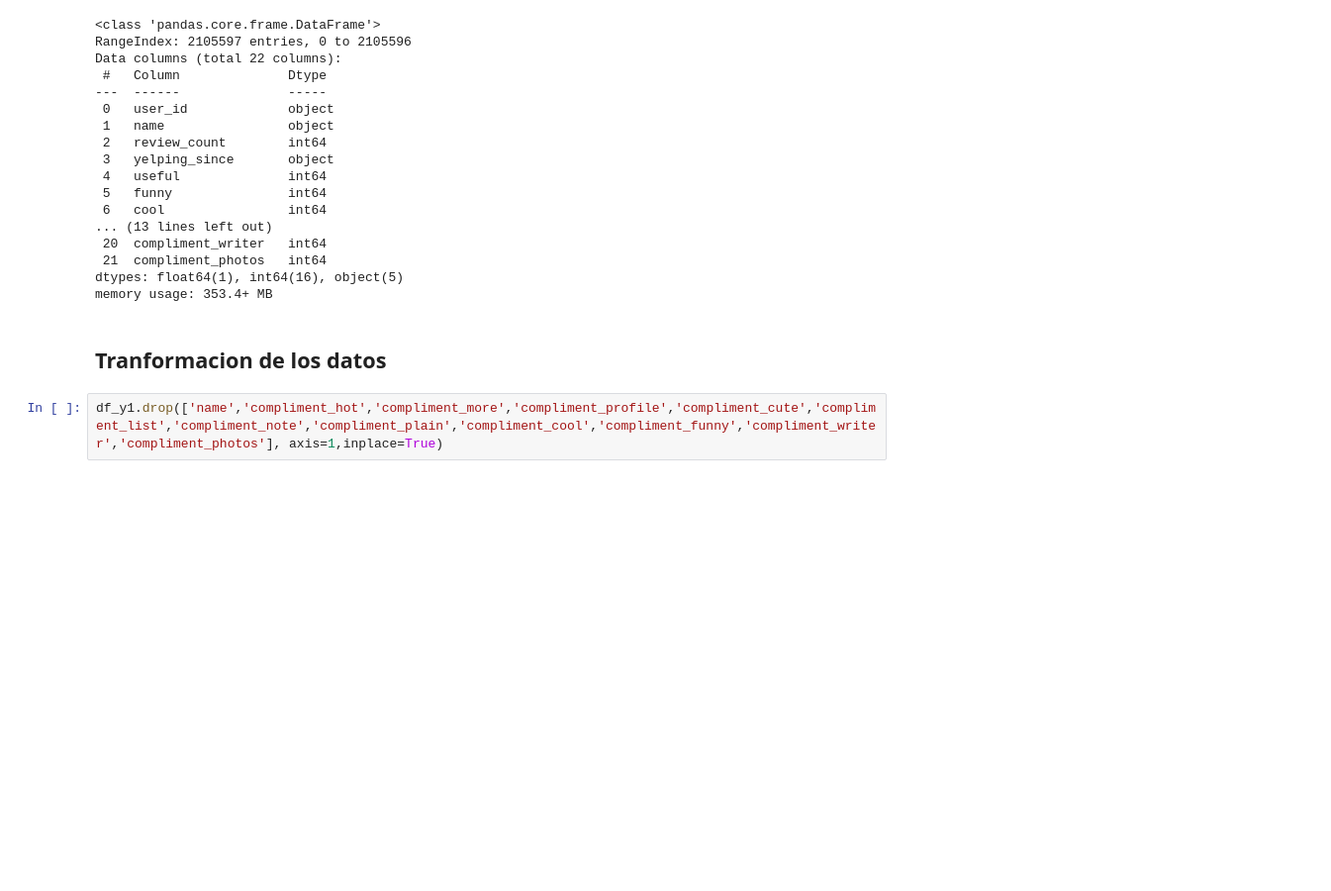
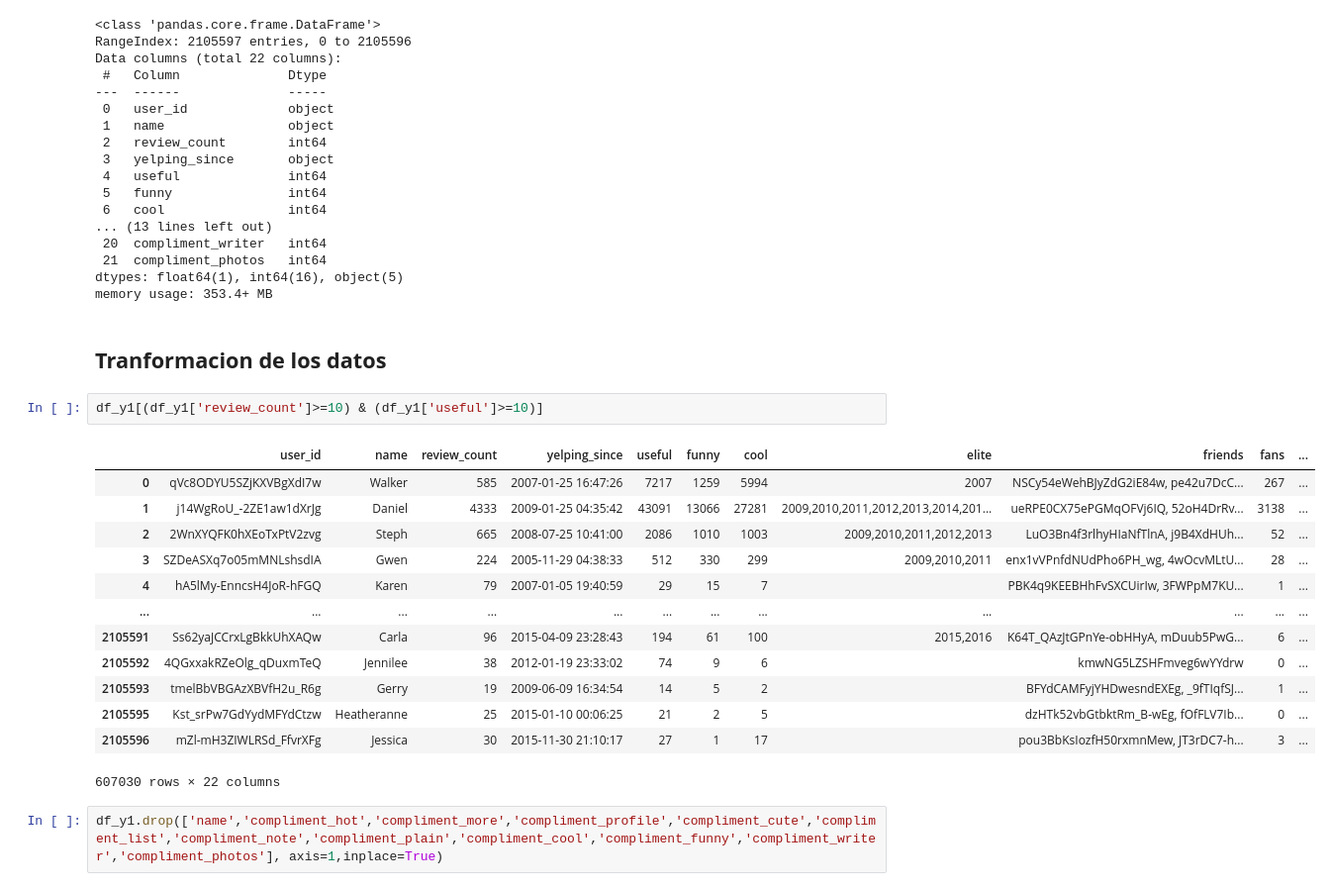
Before and after one commit to Datalogia/PG_12, a Jupyter notebook: ETL_user_Yelp.ipynb, the cells around one changed output. Shown: that part at 99% size. Drawn from its saved outputs; the diff is of its cells as text; blank space fills up the shorter version.

```diff
--- a/ETL_user_Yelp.ipynb
+++ b/ETL_user_Yelp.ipynb
@@ -41,6 +41,22 @@ dtypes: float64(1), int64(16), object(5)
 memory usage: 353.4+ MB
 # %% [markdown]
 ## **Tranformacion de los datos**
+# %%
+df_y1[(df_y1['review_count']>=10) & (df_y1['useful']>=10)]
+# %% [output]
+|  | user_id | name | review_count | yelping_since | useful | funny | cool | elite | friends | fans | ... |
+| 0 | qVc8ODYU5SZjKXVBgXdI7w | Walker | 585 | 2007-01-25 16:47:26 | 7217 | 1259 | 5994 | 2007 | NSCy54eWehBJyZdG2iE84w, pe42u7DcC... | 267 | ... |
+| 1 | j14WgRoU_-2ZE1aw1dXrJg | Daniel | 4333 | 2009-01-25 04:35:42 | 43091 | 13066 | 27281 | 2009,2010,2011,2012,2013,2014,201... | ueRPE0CX75ePGMqOFVj6IQ, 52oH4DrRv... | 3138 | ... |
+| 2 | 2WnXYQFK0hXEoTxPtV2zvg | Steph | 665 | 2008-07-25 10:41:00 | 2086 | 1010 | 1003 | 2009,2010,2011,2012,2013 | LuO3Bn4f3rlhyHIaNfTlnA, j9B4XdHUh... | 52 | ... |
+| 3 | SZDeASXq7o05mMNLshsdIA | Gwen | 224 | 2005-11-29 04:38:33 | 512 | 330 | 299 | 2009,2010,2011 | enx1vVPnfdNUdPho6PH_wg, 4wOcvMLtU... | 28 | ... |
+| 4 | hA5lMy-EnncsH4JoR-hFGQ | Karen | 79 | 2007-01-05 19:40:59 | 29 | 15 | 7 |  | PBK4q9KEEBHhFvSXCUirIw, 3FWPpM7KU... | 1 | ... |
+| ... | ... | ... | ... | ... | ... | ... | ... | ... | ... | ... | ... |
+| 2105591 | Ss62yaJCCrxLgBkkUhXAQw | Carla | 96 | 2015-04-09 23:28:43 | 194 | 61 | 100 | 2015,2016 | K64T_QAzJtGPnYe-obHHyA, mDuub5PwG... | 6 | ... |
+| 2105592 | 4QGxxakRZeOlg_qDuxmTeQ | Jennilee | 38 | 2012-01-19 23:33:02 | 74 | 9 | 6 |  | kmwNG5LZSHFmveg6wYYdrw | 0 | ... |
+| 2105593 | tmelBbVBGAzXBVfH2u_R6g | Gerry | 19 | 2009-06-09 16:34:54 | 14 | 5 | 2 |  | BFYdCAMFyjYHDwesndEXEg, _9fTIqfSJ... | 1 | ... |
+| 2105595 | Kst_srPw7GdYydMFYdCtzw | Heatheranne | 25 | 2015-01-10 00:06:25 | 21 | 2 | 5 |  | dzHTk52vbGtbktRm_B-wEg, fOfFLV7Ib... | 0 | ... |
+| 2105596 | mZl-mH3ZIWLRSd_FfvrXFg | Jessica | 30 | 2015-11-30 21:10:17 | 27 | 1 | 17 |  | pou3BbKsIozfH50rxmnMew, JT3rDC7-h... | 3 | ... |
+607030 rows × 22 columns
 # %%
 df_y1.drop(['name','compliment_hot','compliment_more','compliment_profile','compliment_cute','compliment_list','compliment_note','compliment_plain','compliment_cool','compliment_funny','compliment_writer','compliment_photos'], axis=1,inplace=True)
 # %%
```
Also changed, not shown: parts of 13 cells of this notebook.
